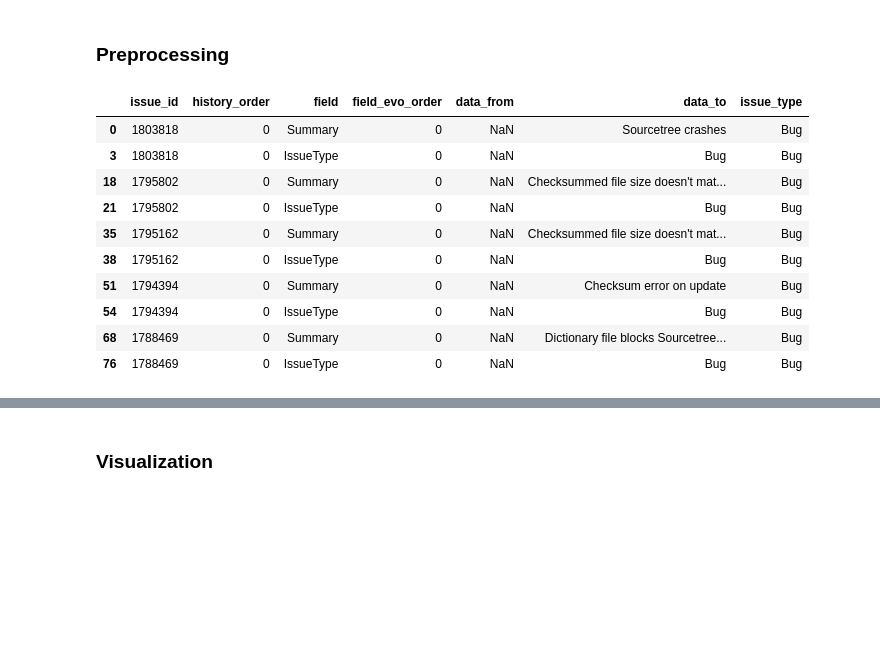
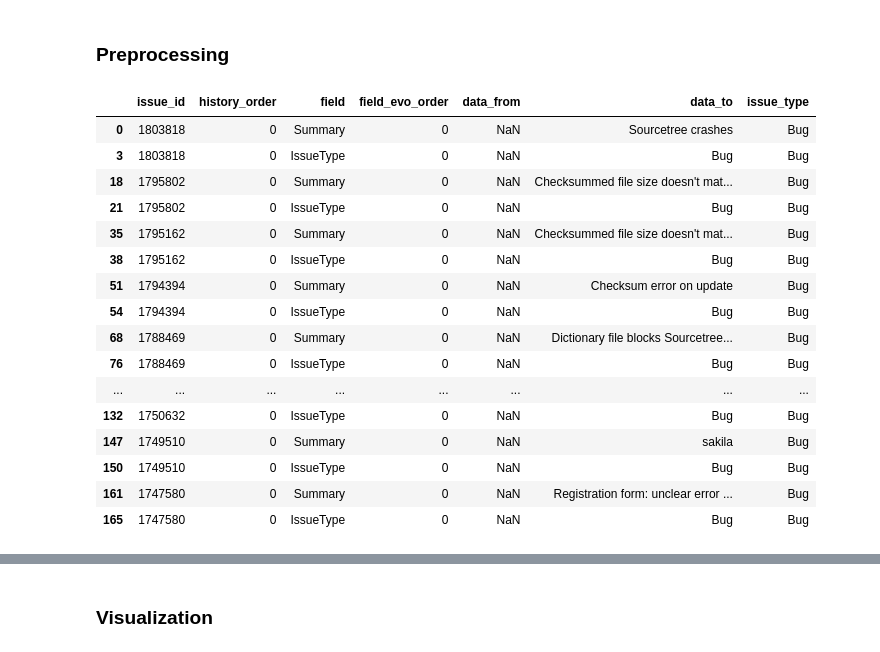
Before and after one commit to Piet777/master-thesis, a Jupyter notebook: summaryLength.ipynb, the cells around one changed output, grey strips where cells are left out. Saved outputs shown, nothing was run; the diff lists cells and outputs as text; code cells hidden in the pictures; blank space fills up the shorter version.

```diff
--- a/summaryLength.ipynb
+++ b/summaryLength.ipynb
@@ -255,16 +255,22 @@ for index, row in evo_df_reduced.iterrows():
 # Fill the 'issueType' column with values from the dictionary
 evo_df_reduced['issue_type'] = evo_df_reduced['issue_id'].map(issue_type_dict)
 # %%
-evo_df_reduced.head(10)
+evo_df_reduced.head(20)
 # %% [output]
 |  | issue_id | history_order | field | field_evo_order | data_from | data_to | issue_type |
 | 0 | 1803818 | 0 | Summary | 0 | NaN | Sourcetree crashes | Bug |
 | 3 | 1803818 | 0 | IssueType | 0 | NaN | Bug | Bug |
 | 18 | 1795802 | 0 | Summary | 0 | NaN | Checksummed file size doesn't mat... | Bug |
 | 21 | 1795802 | 0 | IssueType | 0 | NaN | Bug | Bug |
 | 35 | 1795162 | 0 | Summary | 0 | NaN | Checksummed file size doesn't mat... | Bug |
 | 38 | 1795162 | 0 | IssueType | 0 | NaN | Bug | Bug |
 | 51 | 1794394 | 0 | Summary | 0 | NaN | Checksum error on update | Bug |
 | 54 | 1794394 | 0 | IssueType | 0 | NaN | Bug | Bug |
 | 68 | 1788469 | 0 | Summary | 0 | NaN | Dictionary file blocks Sourcetree... | Bug |
 | 76 | 1788469 | 0 | IssueType | 0 | NaN | Bug | Bug |
+| ... | ... | ... | ... | ... | ... | ... | ... |
+| 132 | 1750632 | 0 | IssueType | 0 | NaN | Bug | Bug |
+| 147 | 1749510 | 0 | Summary | 0 | NaN | sakila | Bug |
+| 150 | 1749510 | 0 | IssueType | 0 | NaN | Bug | Bug |
+| 161 | 1747580 | 0 | Summary | 0 | NaN | Registration form: unclear error ... | Bug |
+| 165 | 1747580 | 0 | IssueType | 0 | NaN | Bug | Bug |
```
Also changed, not shown: parts of 25 cells of this notebook, 5 other files.
